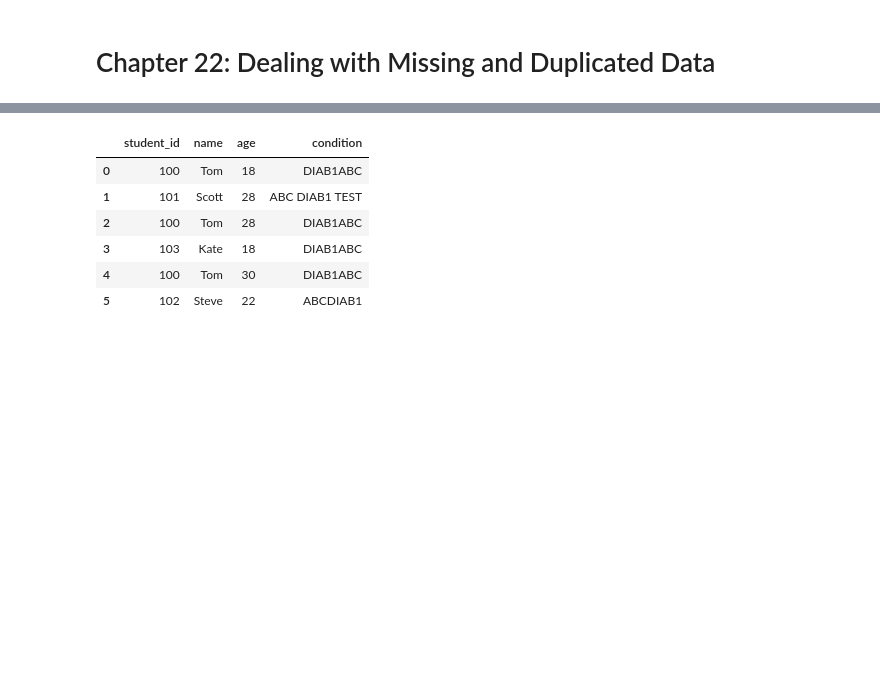
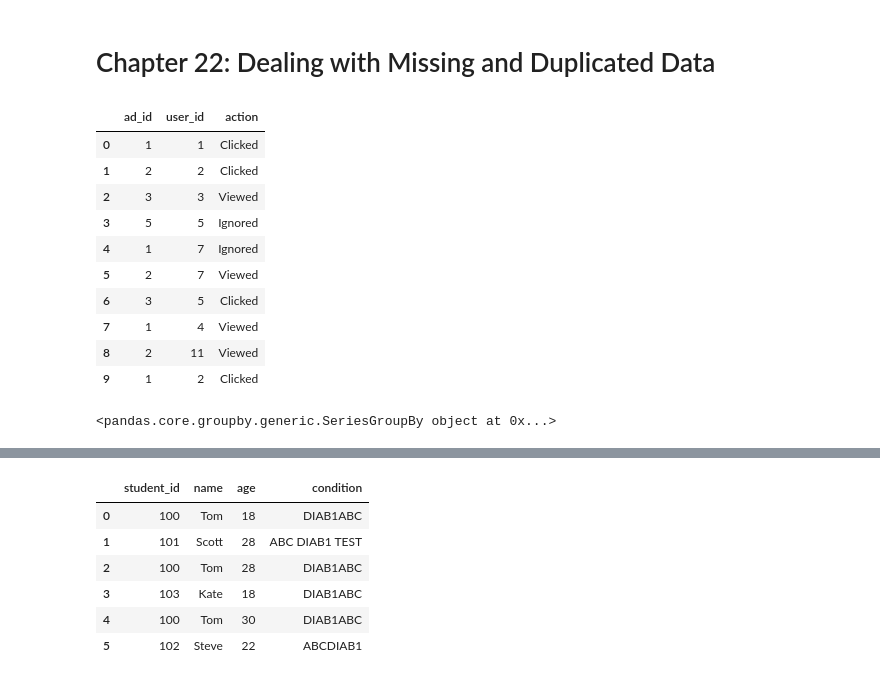
Before and after one commit to stevechengnyc/effective-pandas, a Jupyter notebook: 22-dealing-with-missing-and-duplicated-data.ipynb, the cells around one changed output, grey strips where cells are left out. Drawn from its saved outputs; the diff is of its cells as text; code cells hidden in the pictures; blank space fills up the shorter version.

```diff
--- a/22-dealing-with-missing-and-duplicated-data.ipynb
+++ b/22-dealing-with-missing-and-duplicated-data.ipynb
@@ -6,3 +6,23 @@ import numpy as np
 
 url = 'https://github.com/mattharrison/datasets/raw/master/data/siena2018-pres.csv'
 df = pd.read_csv(url, index_col=0)
+# %%
+df = pd.DataFrame({'ad_id': [1, 2, 3,5,1,2,3,1,2,1], 'user_id': [1,2,3,5,7,7,5,4,11,2], 'action':['Clicked','Clicked', 'Viewed', 'Ignored', 'Ignored', 'Viewed', 'Clicked', 'Viewed','Viewed', 'Clicked' ]})
+df
+# %% [output]
+|  | ad_id | user_id | action |
+| 0 | 1 | 1 | Clicked |
+| 1 | 2 | 2 | Clicked |
+| 2 | 3 | 3 | Viewed |
+| 3 | 5 | 5 | Ignored |
+| 4 | 1 | 7 | Ignored |
+| 5 | 2 | 7 | Viewed |
+| 6 | 3 | 5 | Clicked |
+| 7 | 1 | 4 | Viewed |
+| 8 | 2 | 11 | Viewed |
+| 9 | 1 | 2 | Clicked |
+# %%
+grouped_ads = df.groupby('ad_id')['action']
+grouped_ads
+# %% [output]
+<pandas.core.groupby.generic.SeriesGroupBy object at 0x...>
```
Also changed, not shown: parts of 11 cells of this notebook.
